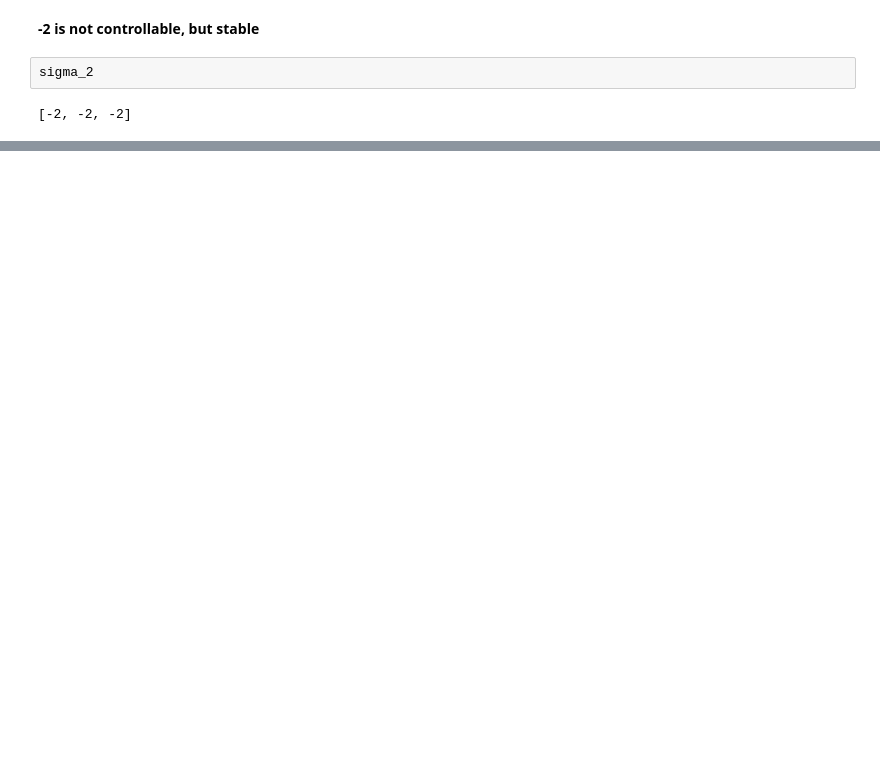
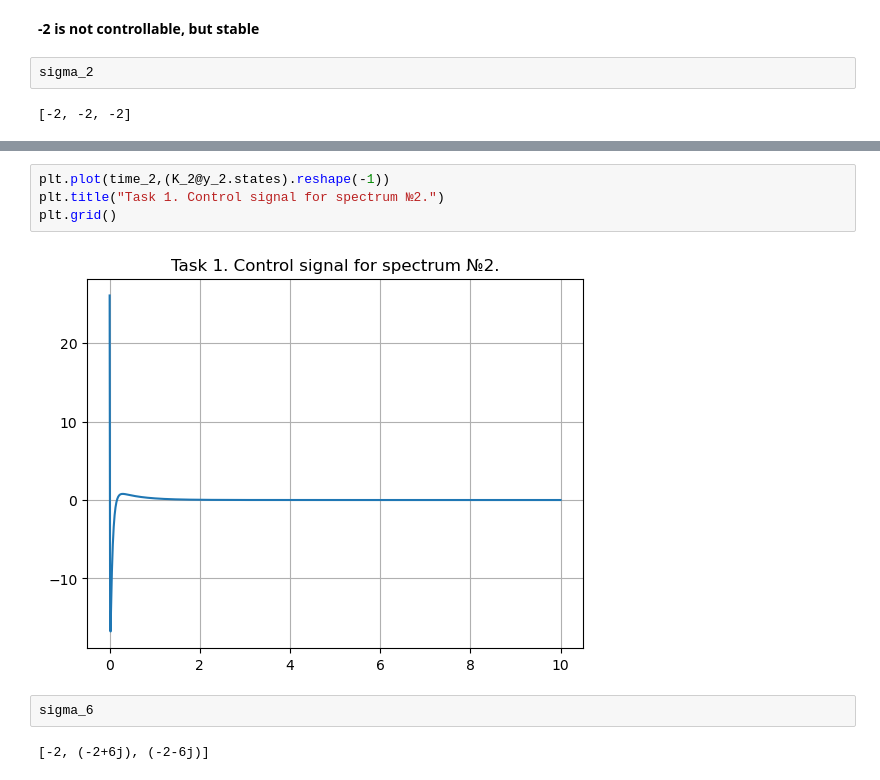
Before and after one commit to mfclabber/itmo_automatic_control_theory, a Jupyter notebook: lab2/lab2.ipynb, the cells around one changed output, grey strips where cells are left out. Cells and saved outputs as stored; diff of their text form; blank space fills up the shorter version.

```diff
--- a/lab2/lab2.ipynb
+++ b/lab2/lab2.ipynb
@@ -95,0 +201,10 @@ Y_1 = np.array([1,1,1]).reshape((1,-1))
+# %%
+plt.plot(time_2,(K_2@y_2.states).reshape(-1))
+plt.title("Task 1. Control signal for spectrum №2.")
+plt.grid()
+# %% [output]
+[figure, added]
+# %%
+sigma_6
+# %% [output]
+[-2, (-2+6j), (-2-6j)]
```
Also changed, not shown: parts of 21 cells of this notebook.
